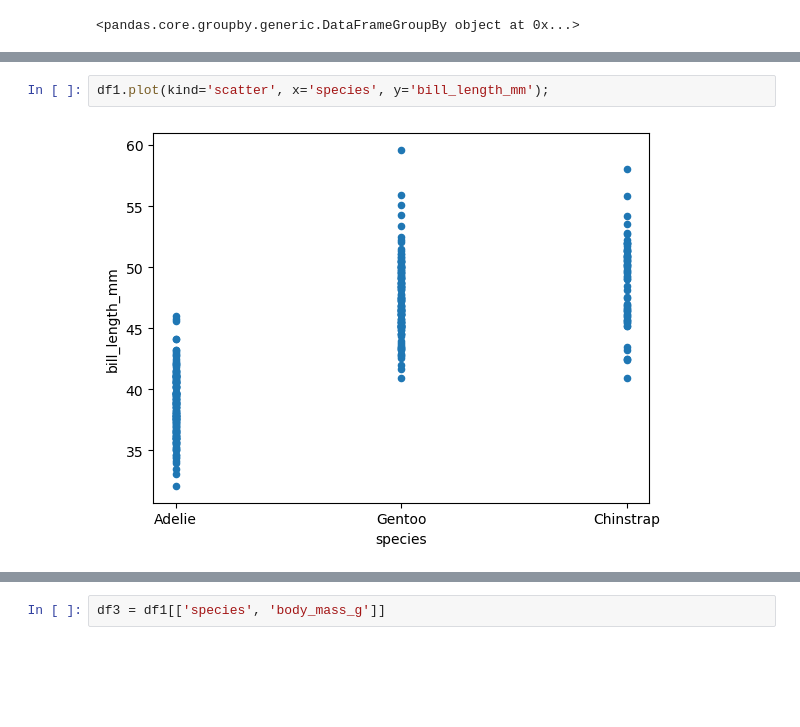
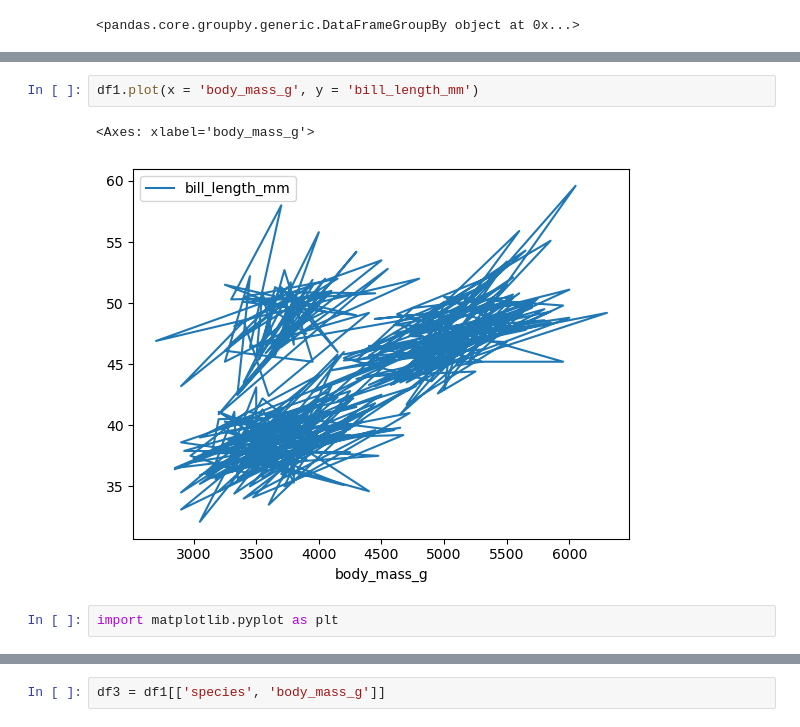
Before and after one commit to AndrewBoyne/my_qa_repo, a Jupyter notebook: Week 7/Penguins after grouping.ipynb, the cells around one changed output, grey strips where cells are left out. Cells and saved outputs as stored; diff of their text form; blank space fills up the shorter version.

```diff
--- a/Week 7/Penguins after grouping.ipynb
+++ b/Week 7/Penguins after grouping.ipynb
@@ -39,6 +39,9 @@ df1.head(10)
 | 8 | 9 | Adelie | Torgersen | 34.1 | 18.1 | 193.0 | 3475.0 | NaN | ... |
 | 9 | 10 | Adelie | Torgersen | 42.0 | 20.2 | 190.0 | 4250.0 | NaN | ... |
 # %%
-df1.plot(kind='scatter', x='species', y='bill_length_mm');
+df1.plot(x = 'body_mass_g', y = 'bill_length_mm')
 # %% [output]
+<Axes: xlabel='body_mass_g'>
-[figure, old version]
+[figure, new version]
+# %%
+import matplotlib.pyplot as plt
```
Also changed, not shown: parts of 1 cell of this notebook, 3 other files.
